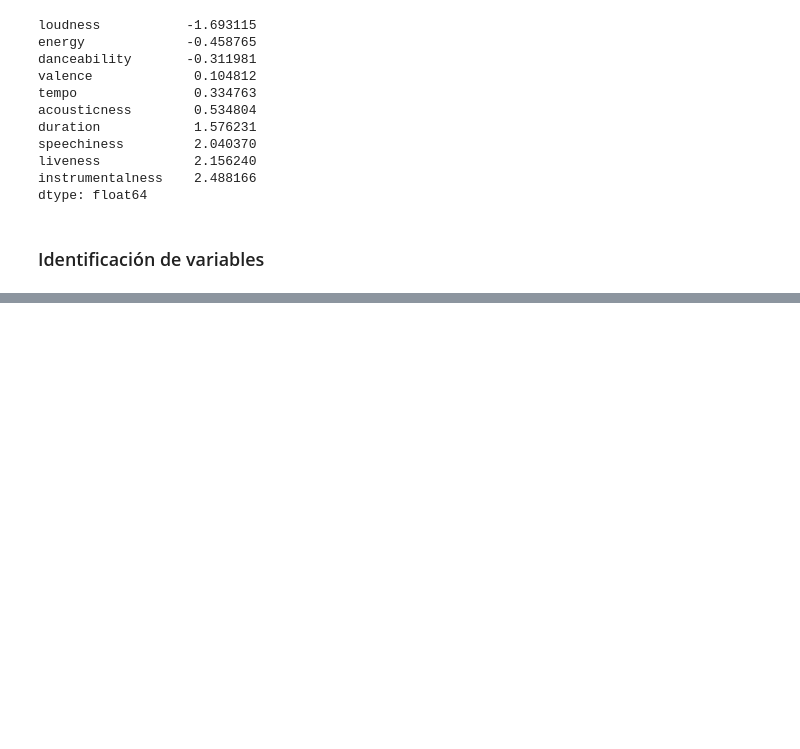
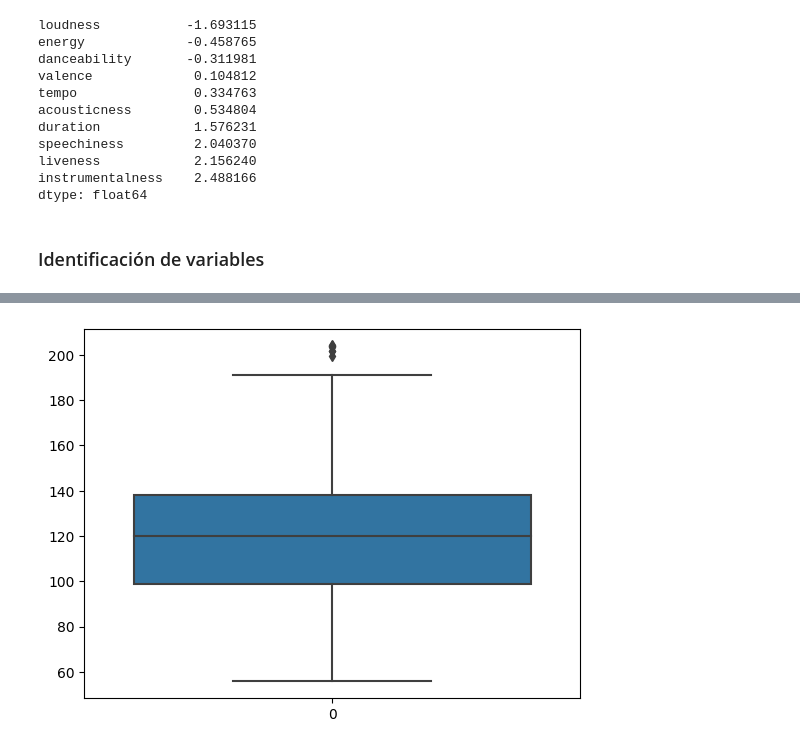
Before and after one commit to manoloacademia/CEIA_Analisis_de_datos, a Jupyter notebook: practica_final/analysis_spotify.ipynb, the cells around one changed output, grey strips where cells are left out. Drawn from its saved outputs; the diff is of its cells as text; code cells hidden in the pictures; blank space fills up the shorter version.

```diff
--- a/practica_final/analysis_spotify.ipynb
+++ b/practica_final/analysis_spotify.ipynb
@@ -212,0 +226,4 @@ salida = playlist.label
+# %%
+sns.boxplot(data=playlist['tempo']);
+# %% [output]
+[figure, added]
```
Also changed, not shown: parts of 6 cells of this notebook.
